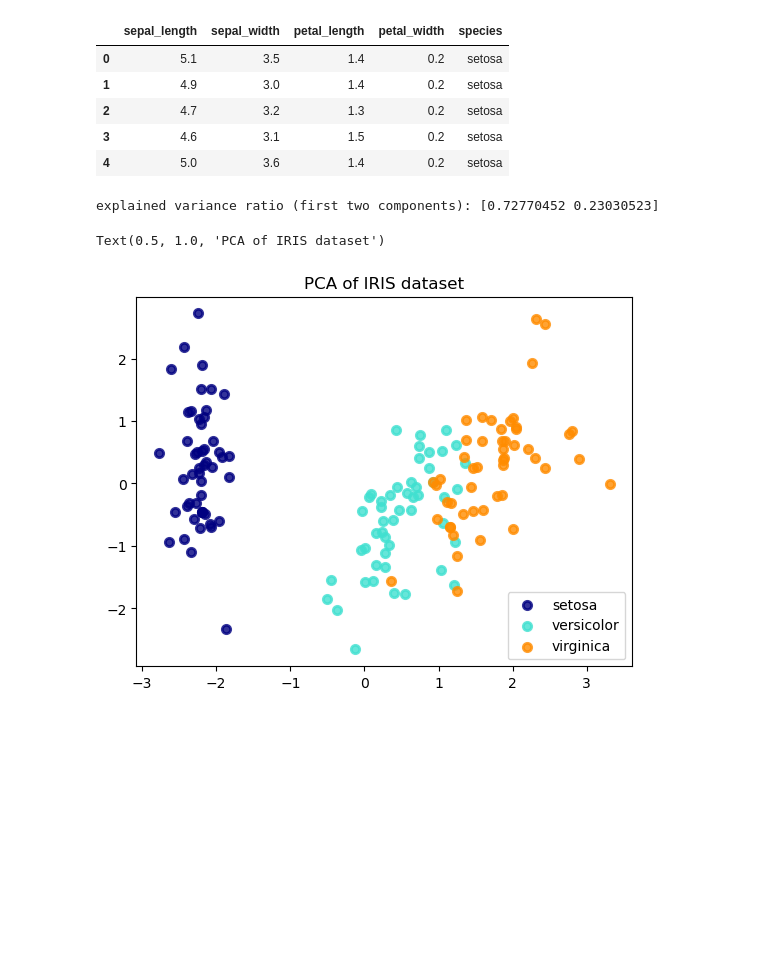
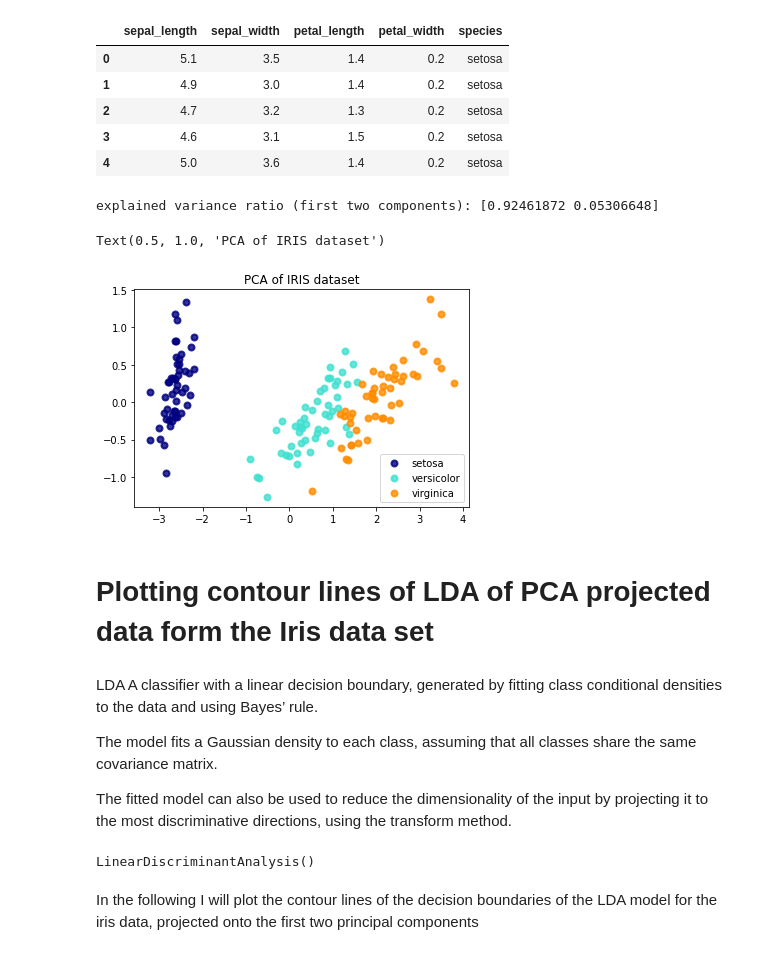
Before and after one commit to Seb125/Gaussian-Mixture-Model, a Jupyter notebook: notebooks_GMM_EM.ipynb, the cells around one changed output. Cells and saved outputs as stored; diff of their text form; code cells hidden in the pictures; blank space fills up the shorter version.

```diff
--- a/notebooks_GMM_EM.ipynb
+++ b/notebooks_GMM_EM.ipynb
@@ -496,40 +493,44 @@ data.head()
 import matplotlib.pyplot as plt
 
 from sklearn import datasets
 from sklearn.decomposition import PCA
 from sklearn.discriminant_analysis import LinearDiscriminantAnalysis
 
 iris = datasets.load_iris()
 
-X # scaled input data
-
-y = data["species"]  # target values
-target_names = ['setosa', 'versicolor', 'virginica'] # target names
+X = iris.data
+y = iris.target
+target_names = iris.target_names
 
 
 pca = PCA(n_components=2)
 X_r = pca.fit(X).transform(X)
-
-lda = LinearDiscriminantAnalysis(n_components=2)
-X_r2 = lda.fit(X, y).transform(X)
 
 # Percentage of variance explained for each components
 print(
     "explained variance ratio (first two components): %s"
     % str(pca.explained_variance_ratio_)
 )
 
 plt.figure()
 colors = ["navy", "turquoise", "darkorange"]
 lw = 2
 
-for color, i, target_name in zip(colors, target_names, target_names):
+for color, i, target_name in zip(colors, [0, 1, 2], target_names):
     plt.scatter(
         X_r[y == i, 0], X_r[y == i, 1], color=color, alpha=0.8, lw=lw, label=target_name
     )
 plt.legend(loc="best", shadow=False, scatterpoints=1)
 plt.title("PCA of IRIS dataset")
 # %% [output]
-explained variance ratio (first two components): [0.72770452 0.23030523]
+explained variance ratio (first two components): [0.92461872 0.05306648]
 Text(0.5, 1.0, 'PCA of IRIS dataset')
-[figure, old version]
+[figure, new version]
+# %% [markdown]
+# Plotting contour lines of LDA of PCA projected data form the Iris data set
+# %% [markdown]
+LDA A classifier with a linear decision boundary, generated by fitting class conditional densities to the data and using Bayes’ rule.
+
+The model fits a Gaussian density to each class, assuming that all classes share the same covariance matrix.
+
+The fitted model can also be used to reduce the dimensionality of the input by projecting it to the most discriminative directions, using the transform method.
@@ -535,0 +543,11 @@ Text(0.5, 1.0, 'PCA of IRIS dataset')
+# %%
+import numpy as np
+from sklearn.discriminant_analysis import LinearDiscriminantAnalysis
+
+clf = LinearDiscriminantAnalysis()
+clf.fit(X, y)
+LinearDiscriminantAnalysis()
+# %% [output]
+LinearDiscriminantAnalysis()
+# %% [markdown]
+In the following I will plot the contour lines of the decision boundaries of the LDA model for the iris data, projected onto the first two principal components
```
Also changed, not shown: parts of 26 cells of this notebook.
